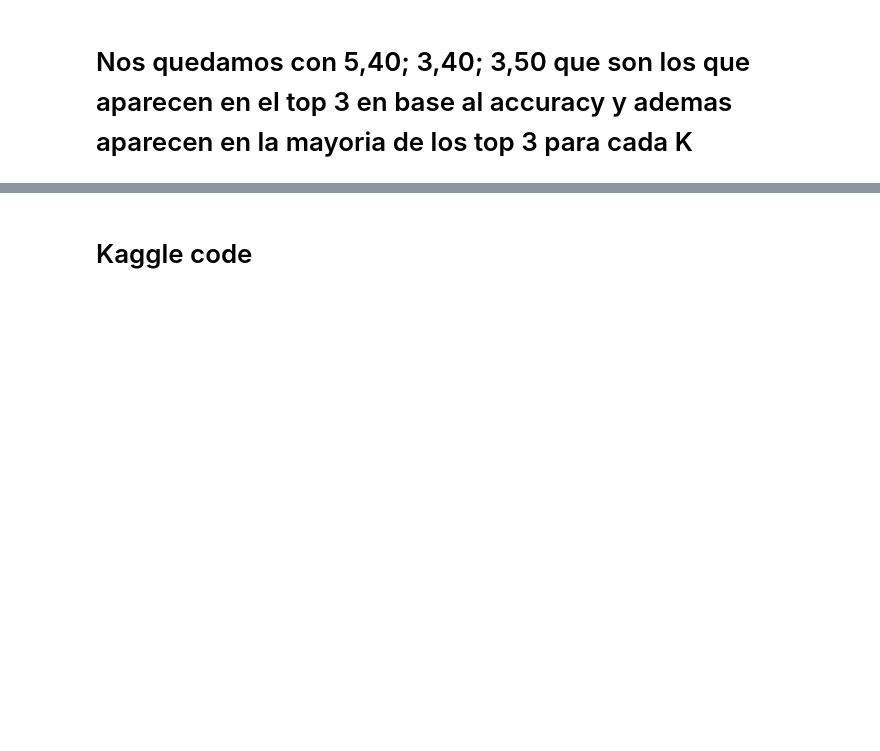
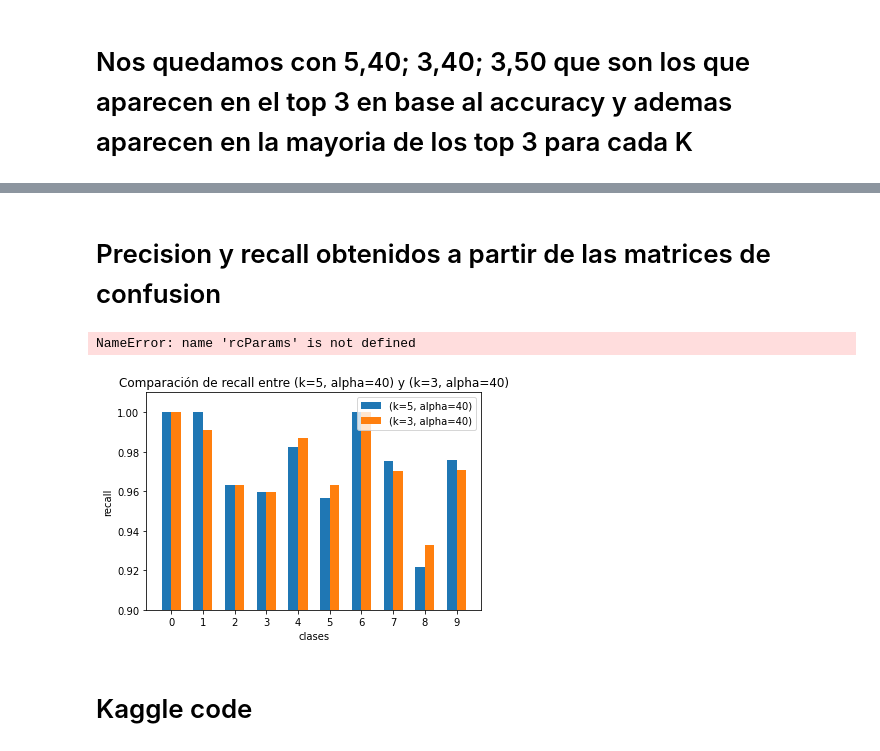
Before and after one commit to ddrenteria/MNtp2, a Jupyter notebook: metnum-tp2-1C2021/tp2-alu/tp2/notebooks/main.ipynb, the cells around one changed output, grey strips where cells are left out. Saved outputs shown, nothing was run; the diff lists cells and outputs as text; code cells hidden in the pictures; blank space fills up the shorter version.

```diff
--- a/metnum-tp2-1C2021/tp2-alu/tp2/notebooks/main.ipynb
+++ b/metnum-tp2-1C2021/tp2-alu/tp2/notebooks/main.ipynb
@@ -1853,3 +1905,38 @@ en kaggle para la competencia Digit Recognizer 2 .
+# %% [markdown]
+# Precision y recall obtenidos a partir de las matrices de confusion
+# %%
+#Comparacion recall
+
+labels = [0,1,2,3,4,5,6,7,8,9]
+
+array540 = [1, 1, 0.963157894736842, 0.95959595959596, 0.982300884955752, 0.95679012345679,
+            1, 0.975247524752475, 0.921787709497207, 0.975609756097561]
+array340 = [1, 0.991111111111111, 0.963157894736842, 0.95959595959596, 0.986725663716814,
+            0.962962962962963, 1, 0.97029702970297, 0.932960893854749, 0.970731707317073]
+
+x = np.arange(len(labels))  # the label locations
+width = 0.3  # the width of the bars
+
+fig, ax = plt.subplots()
+rects1 = ax.bar(x - width/2, array540, width, label='(k=5, alpha=40)')
+rects3 = ax.bar(x + width/2, array340, width, label='(k=3, alpha=40)')
+
+# Add some text for labels, title and custom x-axis tick labels, etc.
+ax.set_ylabel('recall')
+ax.set_xlabel('clases')
+ax.set_title('Comparación de recall entre (k=5, alpha=40) y (k=3, alpha=40)')
+ax.set_xticks(x)
+ax.set_xticklabels(labels)
+ax.legend()
+plt.ylim([0.90,1.01])
+
+
+rcParams['figure.figsize'] = 7, 4
+fig.tight_layout()
+plt.show()
+# %% [output]
+NameError: name 'rcParams' is not defined
+[figure, added]
 # %% [markdown]
 # Kaggle code
 # %%
```
Also changed, not shown: parts of 9 cells of this notebook, 2 other files.
